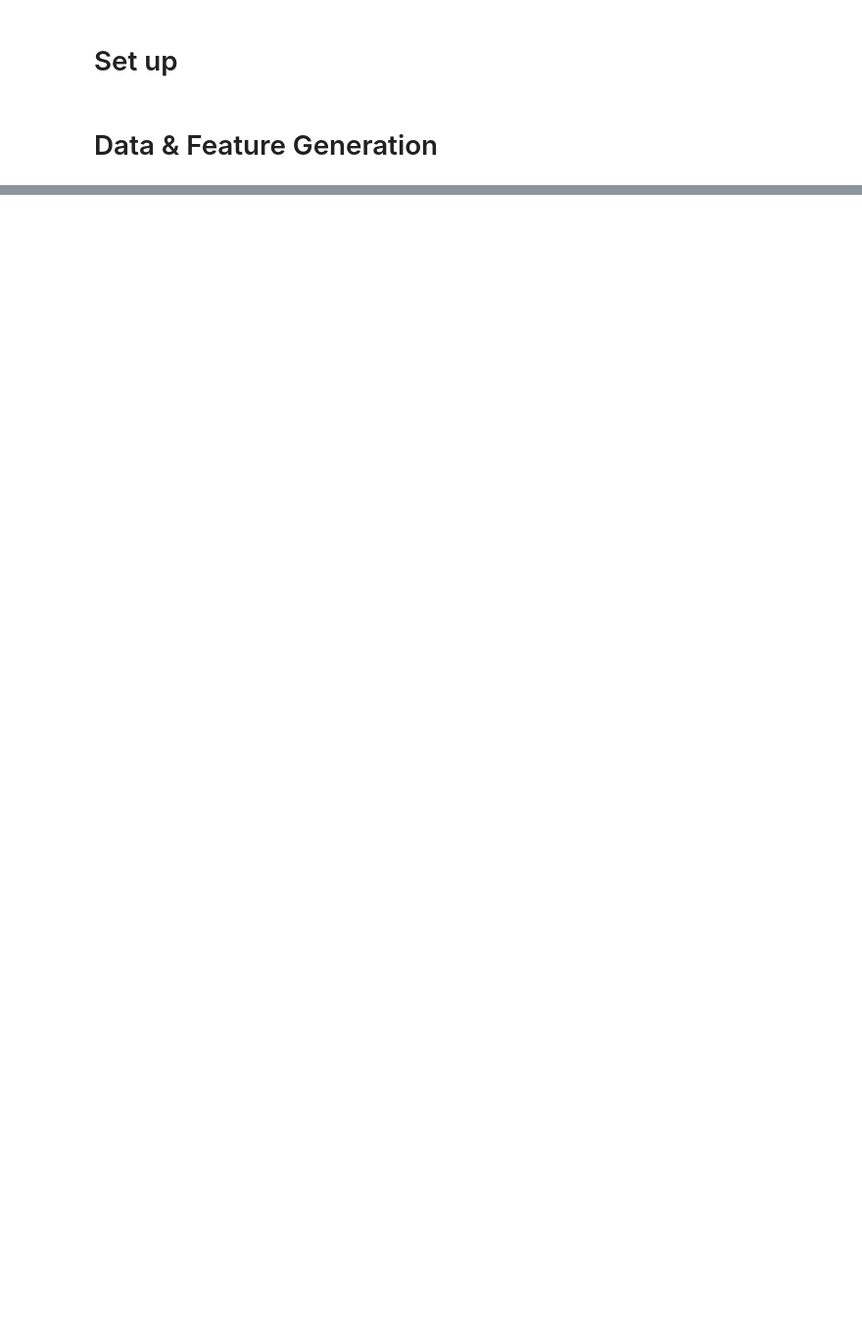
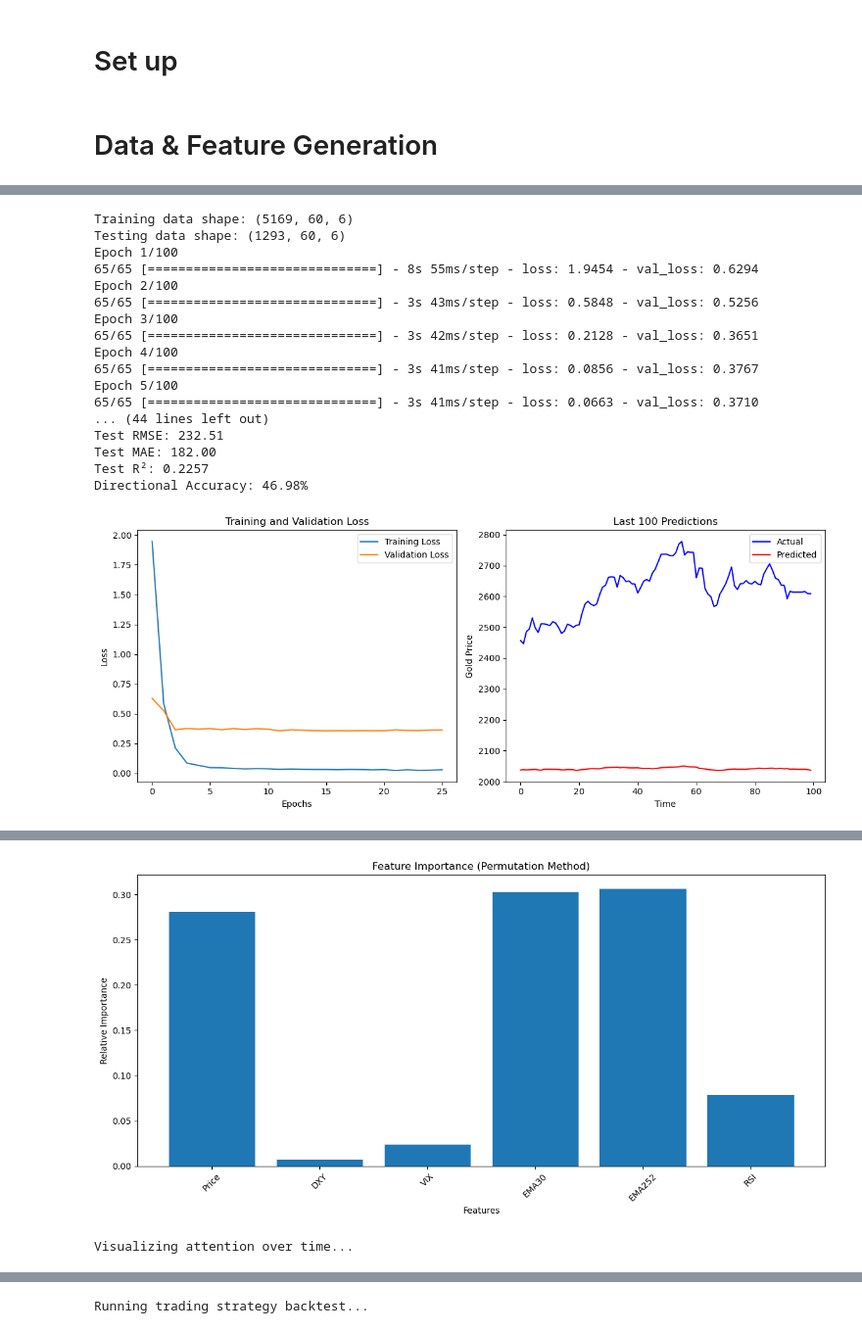
Before and after one commit to whyyouj/market-sentiment-analysis, a Jupyter notebook: gold_historical/transformer.ipynb, the cells around one changed output, grey strips where cells are left out. Shown: that part at 98% size. Drawn from its saved outputs; the diff is of its cells as text; code cells hidden in the pictures; blank space fills up the shorter version.

```diff
--- a/gold_historical/transformer.ipynb
+++ b/gold_historical/transformer.ipynb
@@ -849,0 +579,49 @@ WARNING:absl:You are saving your model as an HDF5 file via `model.save()` or `ke
+# %%
+df = load_data()
+
+# Run the complete backtesting process
+results = run_gold_price_backtesting(
+    df,                     # Your dataframe with gold prices and features
+    features = ["Price", "DXY", "VIX", "EMA30", "EMA252", "RSI"],
+    seq_length=60,          # Length of sequence/window for predictions
+    test_size=0.2,          # Proportion of data to use for testing
+    d_model=256,            # Dimension of transformer model
+    num_heads=8,            # Number of attention heads
+    num_layers=4,           # Number of transformer layers
+    dropout_rate=0.2,       # Dropout rate for regularization
+    batch_size = 64,        # Batch size for training
+    epochs=100,              # Maximum number of training epochs
+    directional_loss_weight=0.7
+)
+
+# Access results
+model = results['model']                   # The trained model
+metrics = results['metrics']               # Performance metrics
+feature_importance = results['feature_importance']  # Feature importance scores
+trading_results = results['trading_results']        # Trading backtest results
+
+# Print key metrics
+print(f"RMSE: {metrics['rmse']:.2f}")
+print(f"Directional Accuracy: {metrics['directional_accuracy']:.2f}%")
+
+# Save model if needed
+# model.save('gold_price_transformer.tf')
+# %% [output]
+Training data shape: (5169, 60, 6)
+Testing data shape: (1293, 60, 6)
+Epoch 1/100
+65/65 [==============================] - 8s 55ms/step - loss: 1.9454 - val_loss: 0.6294
+Epoch 2/100
+65/65 [==============================] - 3s 43ms/step - loss: 0.5848 - val_loss: 0.5256
+Epoch 3/100
+65/65 [==============================] - 3s 42ms/step - loss: 0.2128 - val_loss: 0.3651
+Epoch 4/100
+65/65 [==============================] - 3s 41ms/step - loss: 0.0856 - val_loss: 0.3767
+Epoch 5/100
+65/65 [==============================] - 3s 41ms/step - loss: 0.0663 - val_loss: 0.3710
+... (44 lines left out)
+Test RMSE: 232.51
+Test MAE: 182.00
+Test R²: 0.2257
+Directional Accuracy: 46.98%
+[figure, added]
@@ -849,0 +636,2 @@ WARNING:absl:You are saving your model as an HDF5 file via `model.save()` or `ke
+[figure, added]
+Visualizing attention over time...
@@ -849,0 +640 @@ WARNING:absl:You are saving your model as an HDF5 file via `model.save()` or `ke
+Running trading strategy backtest...
```
Also changed, not shown: parts of 9 cells of this notebook, 15 other files.
